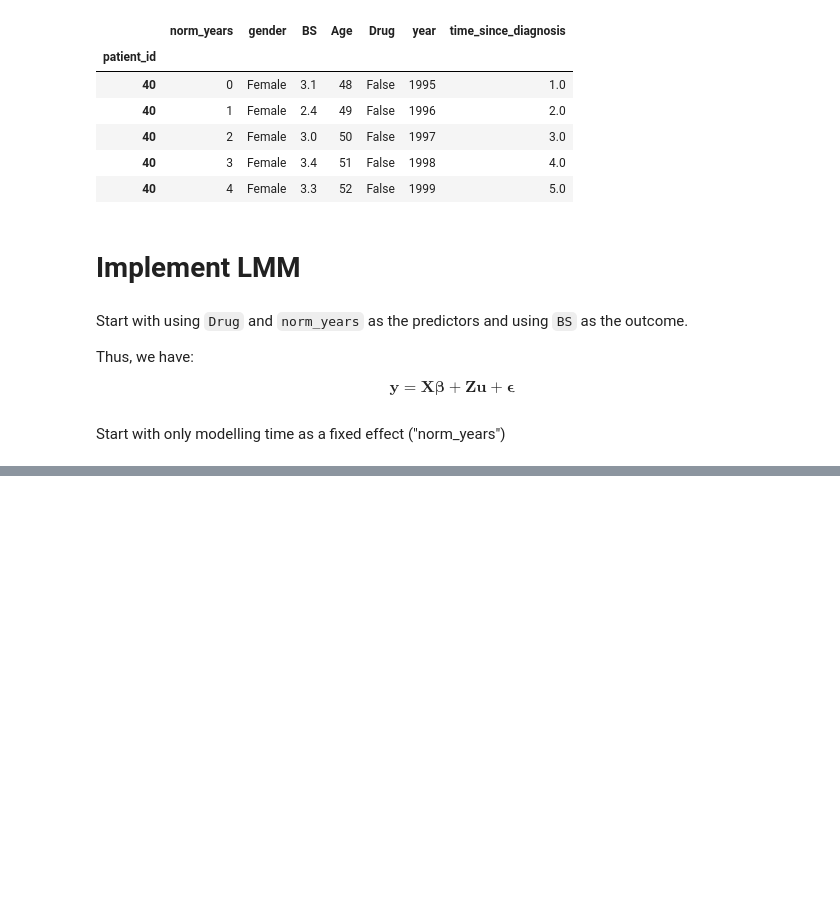
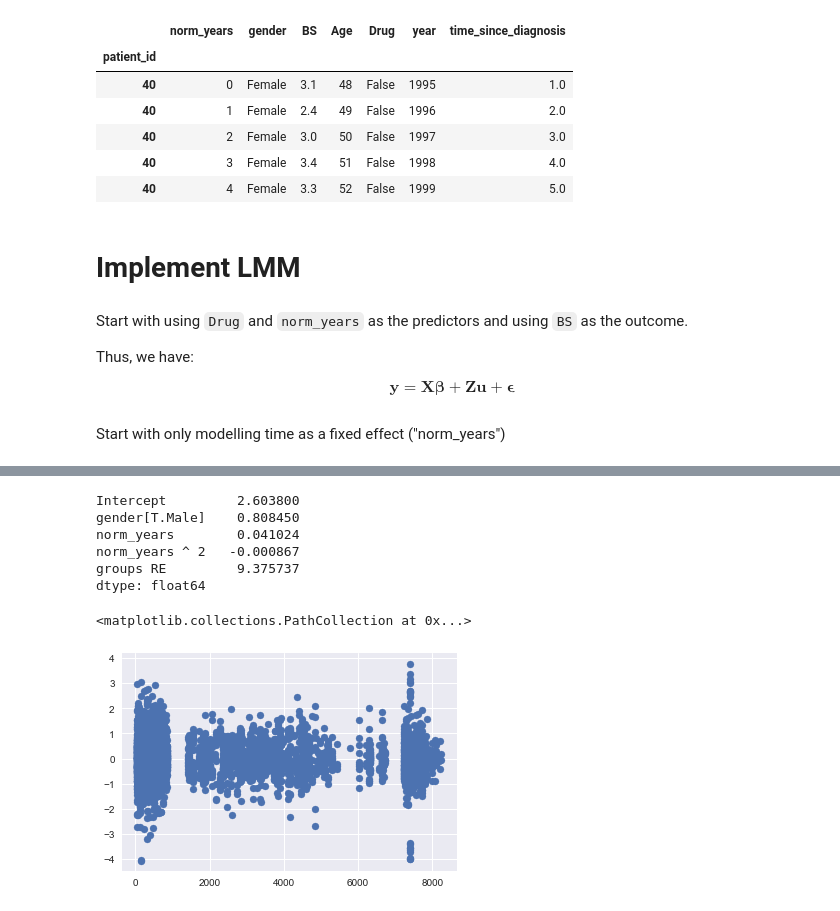
Before and after one commit to Rendiere/as-analysis, a Jupyter notebook: src/bs_linear_mixel_model.ipynb, the cells around one changed output, grey strips where cells are left out. Drawn from its saved outputs; the diff is of its cells as text; code cells hidden in the pictures; blank space fills up the shorter version.

Commit message:
Adds some changes to bs_linear_mixed_model

```diff
--- a/src/bs_linear_mixel_model.ipynb
+++ b/src/bs_linear_mixel_model.ipynb
@@ -249,0 +190,25 @@ Model Summary:
+# %%
+lm = smf.mixedlm('BS ~ norm_years + norm_years ^ 2 + gender', agg_df, groups=ids_list)
+
+result = lm.fit()
+
+params = result.params
+
+for idx in params.index:
+    results['time+drugs'][idx] = params[idx]
+
+params
+# %% [output]
+Intercept         2.603800
+gender[T.Male]    0.808450
+norm_years        0.041024
+norm_years ^ 2   -0.000867
+groups RE         9.375737
+dtype: float64
+# %%
+residuals = result.resid
+
+plt.scatter(x=residuals.index, y=residuals.values)
+# %% [output]
+<matplotlib.collections.PathCollection at 0x...>
+[figure, added]
```
Also changed, not shown: parts of 10 cells of this notebook.
